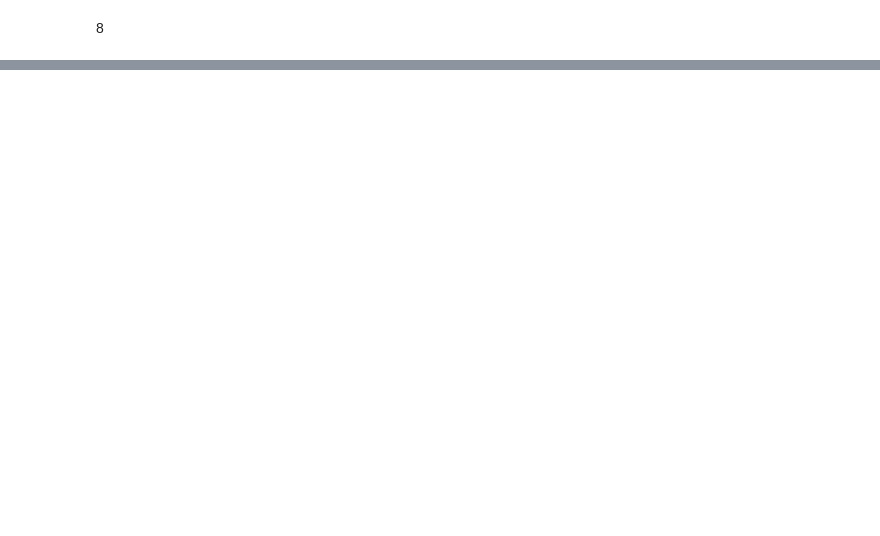
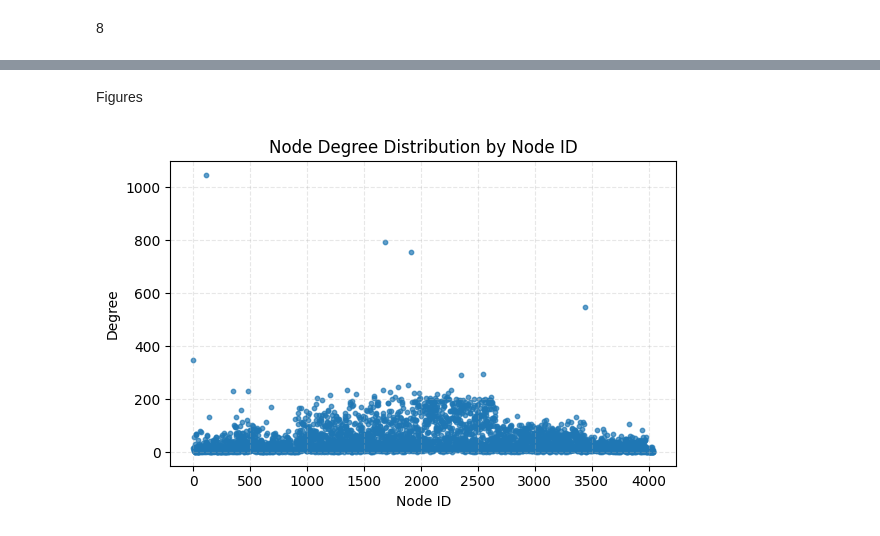
Before and after one commit to NiklasHeikkila/SNA_Project_12bisbis, a Jupyter notebook: project.ipynb, the cells around one changed output, grey strips where cells are left out. Drawn from its saved outputs; the diff is of its cells as text; code cells hidden in the pictures; blank space fills up the shorter version.

```diff
--- a/project.ipynb
+++ b/project.ipynb
@@ -476,0 +449,23 @@ print(df_summary)
+# %% [markdown]
+Figures
+# %%
+# Plot each node against its (undirected) degree
+G_u = G.to_undirected()
+node_degree_pairs = sorted(G_u.degree(), key=lambda x: x[0])
+
+node_ids = [n for n, _ in node_degree_pairs]
+degrees = [d for _, d in node_degree_pairs]
+
+plt.style.use("default")
+plt.figure(figsize=(6, 4), facecolor="white")
+ax = plt.gca()
+ax.set_facecolor("white")
+plt.scatter(node_ids, degrees, s=10, alpha=0.7)
+plt.title("Node Degree Distribution by Node ID")
+plt.xlabel("Node ID")
+plt.ylabel("Degree")
+plt.grid(True, linestyle="--", alpha=0.3)
+plt.tight_layout()
+plt.show()
+# %% [output]
+[figure, added]
```
Also changed, not shown: parts of 5 cells of this notebook.
